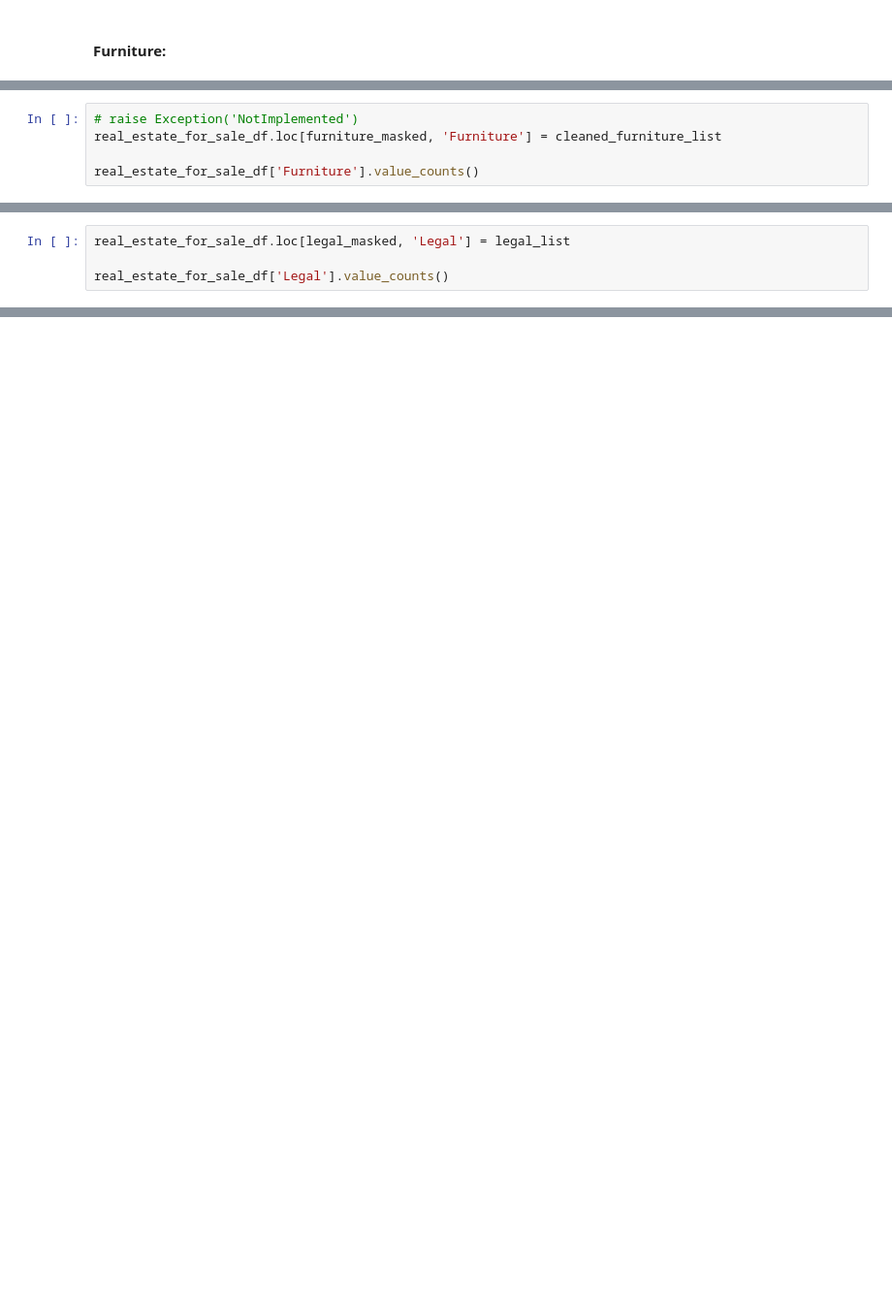
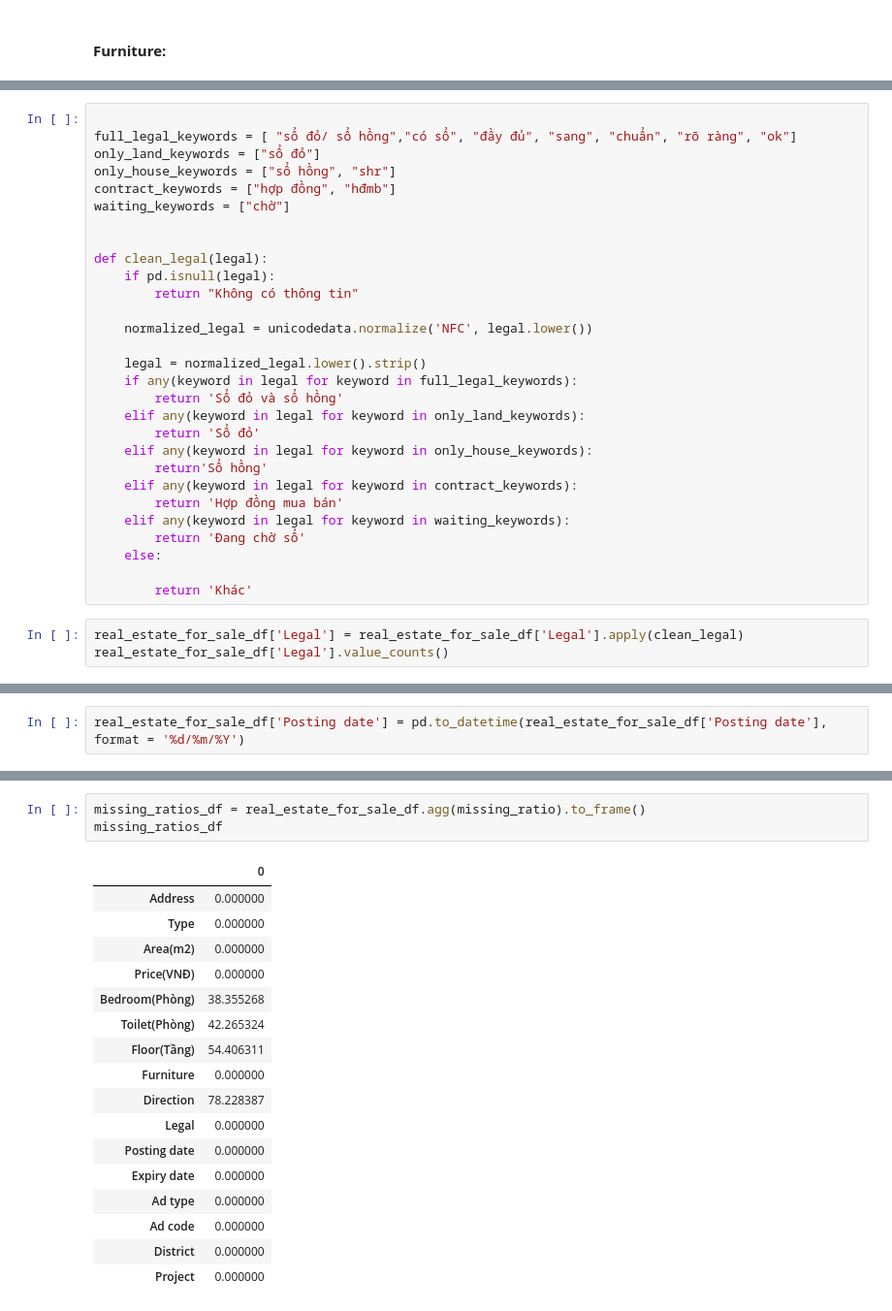
Before and after one commit to bonkh/I2DS_Final_Project, a Jupyter notebook: Notebook/Phase0.2_Preprocessing_for_sale.ipynb, the cells around one changed output, grey strips where cells are left out. Shown at 97% size. Saved outputs shown, nothing was run; the diff lists cells and outputs as text; blank space fills up the shorter version.

```diff
--- a/Notebook/Phase0.2_Preprocessing_for_sale.ipynb
+++ b/Notebook/Phase0.2_Preprocessing_for_sale.ipynb
@@ -442,5 +415,0 @@ print(cleaned_furniture_list)
-# %%
-# raise Exception('NotImplemented')
-real_estate_for_sale_df.loc[furniture_masked, 'Furniture'] = cleaned_furniture_list
-
-real_estate_for_sale_df['Furniture'].value_counts()
@@ -485,6 +428,34 @@ for legal in legal_df:
+# %%
+
+full_legal_keywords = [ "sổ đỏ/ sổ hồng","có sổ", "đầy đủ", "sang", "chuẩn", "rõ ràng", "ok"]
+only_land_keywords = ["sổ đỏ"]
+only_house_keywords = ["sổ hồng", "shr"]
+contract_keywords = ["hợp đồng", "hđmb"]
+waiting_keywords = ["chờ"]
+
+
+def clean_legal(legal):
+    if pd.isnull(legal):
+        return "Không có thông tin"
+
+    normalized_legal = unicodedata.normalize('NFC', legal.lower())
+
+    legal = normalized_legal.lower().strip()
+    if any(keyword in legal for keyword in full_legal_keywords):
+        return 'Sổ đỏ và sổ hồng'
+    elif any(keyword in legal for keyword in only_land_keywords):
+        return 'Sổ đỏ'
+    elif any(keyword in legal for keyword in only_house_keywords):
+        return'Sổ hồng'
+    elif any(keyword in legal for keyword in contract_keywords):
+        return 'Hợp đồng mua bán'
+    elif any(keyword in legal for keyword in waiting_keywords):
+        return 'Đang chờ sổ'
+    else:
+
+        return 'Khác'
 # %%
-real_estate_for_sale_df.loc[legal_masked, 'Legal'] = legal_list
-
+real_estate_for_sale_df['Legal'] = real_estate_for_sale_df['Legal'].apply(clean_legal)
 real_estate_for_sale_df['Legal'].value_counts()
 # %% [output]
 Legal
@@ -497,0 +473,2 @@ Name: count, dtype: int64
+# %%
+real_estate_for_sale_df['Posting date'] = pd.to_datetime(real_estate_for_sale_df['Posting date'], format = '%d/%m/%Y')
@@ -497,0 +480,21 @@ Name: count, dtype: int64
+# %%
+missing_ratios_df = real_estate_for_sale_df.agg(missing_ratio).to_frame()
+missing_ratios_df
+# %% [output]
+|  | 0 |
+| Address | 0.000000 |
+| Type | 0.000000 |
+| Area(m2) | 0.000000 |
+| Price(VNĐ) | 0.000000 |
+| Bedroom(Phòng) | 38.355268 |
+| Toilet(Phòng) | 42.265324 |
+| Floor(Tầng) | 54.406311 |
+| Furniture | 0.000000 |
+| Direction | 78.228387 |
+| Legal | 0.000000 |
+| Posting date | 0.000000 |
+| Expiry date | 0.000000 |
+| Ad type | 0.000000 |
+| Ad code | 0.000000 |
+| District | 0.000000 |
+| Project | 0.000000 |
```
Also changed, not shown: parts of 47 cells of this notebook, 2 other files.
